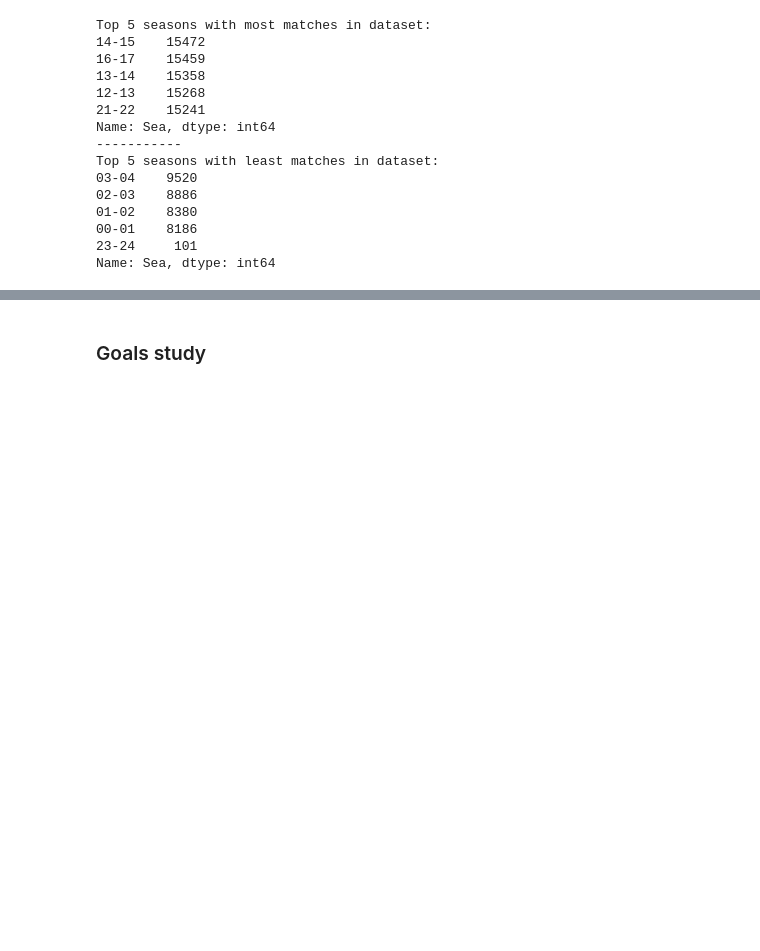
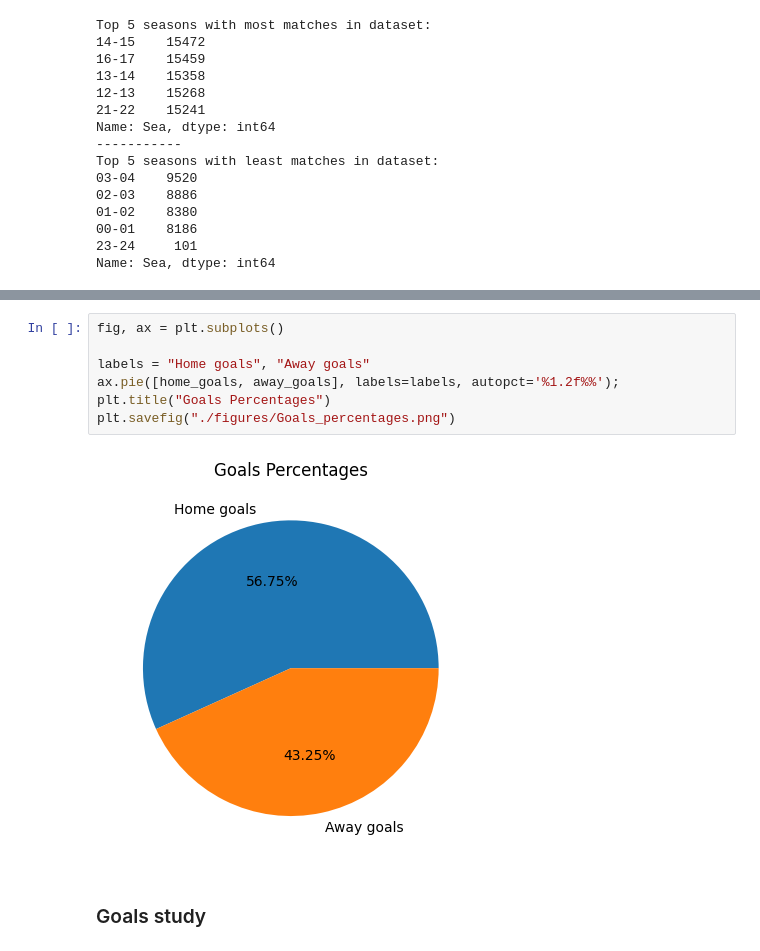
Before and after one commit to robertohdz98/soccer-prediction-challenge-2023, a Jupyter notebook: tests.ipynb, the cells around one changed output, grey strips where cells are left out. Drawn from its saved outputs; the diff is of its cells as text; blank space fills up the shorter version.

```diff
--- a/tests.ipynb
+++ b/tests.ipynb
@@ -100,3 +100,12 @@ ax.pie(sizes, labels=labels, autopct='%1.2f%%');
+# %%
+fig, ax = plt.subplots()
+
+labels = "Home goals", "Away goals"
+ax.pie([home_goals, away_goals], labels=labels, autopct='%1.2f%%');
+plt.title("Goals Percentages")
+plt.savefig("./figures/Goals_percentages.png")
+# %% [output]
+[figure, added]
 # %% [markdown]
 ### Goals study
 # %%
```
Also changed, not shown: parts of 28 cells of this notebook, 1 other file.
